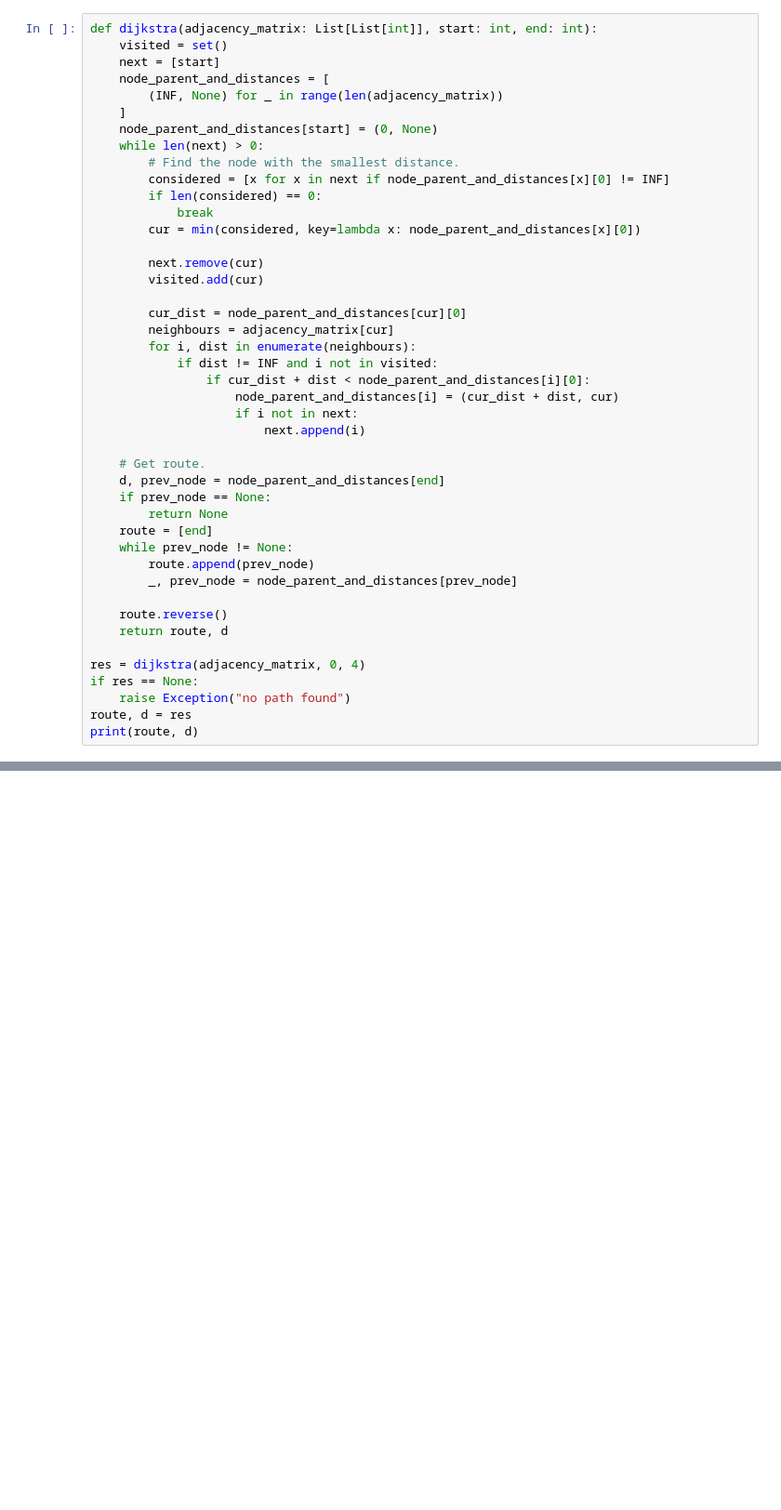
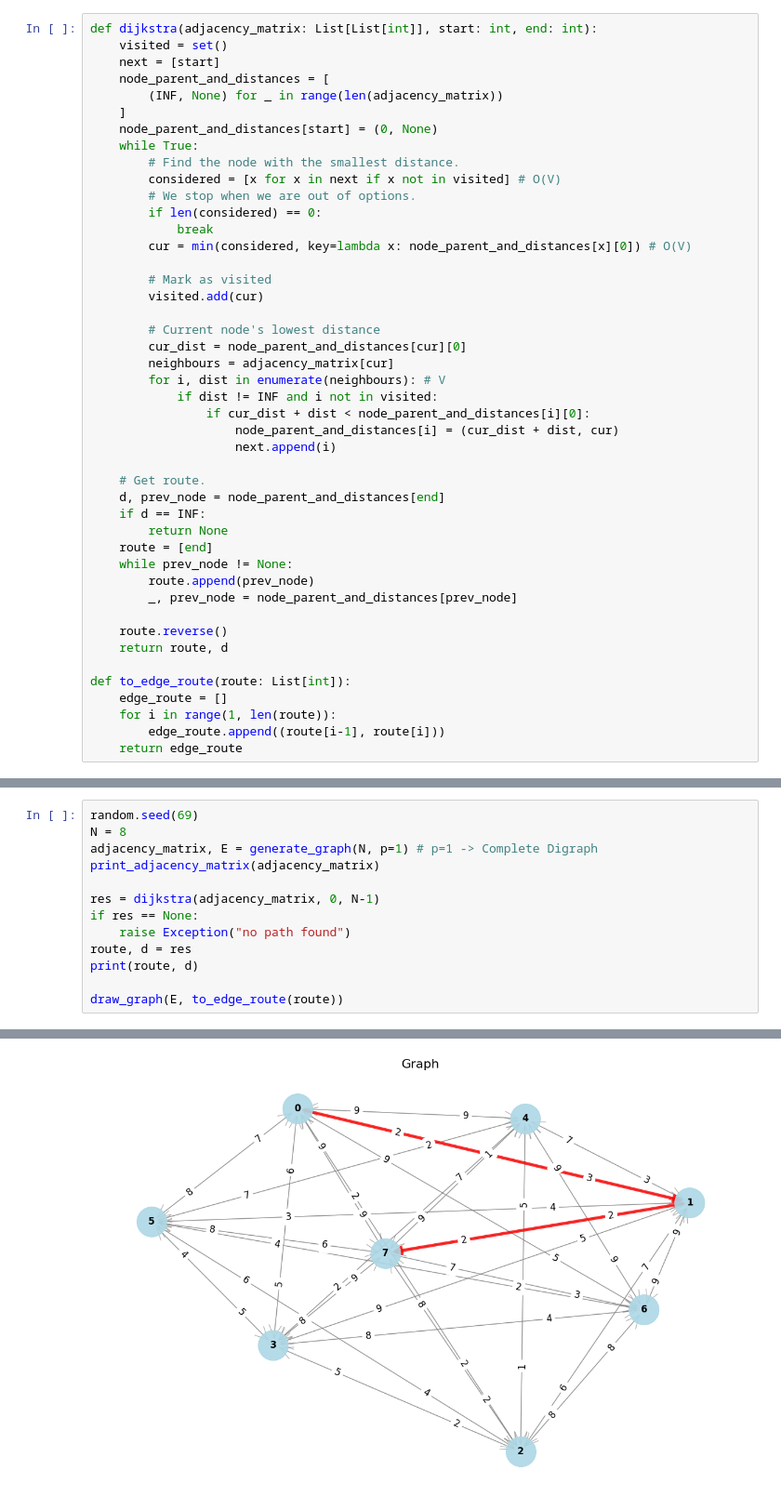
Before and after one commit to Acrylic125/sc2001-lab, a Jupyter notebook: lab2/sorting.ipynb, the cells around one changed output, grey strips where cells are left out. Shown: that part at 93% size. Cells and saved outputs as stored; diff of their text form; blank space fills up the shorter version.

```diff
--- a/lab2/sorting.ipynb
+++ b/lab2/sorting.ipynb
@@ -96,28 +98,29 @@ def dijkstra(adjacency_matrix: List[List[int]], start: int, end: int):
         (INF, None) for _ in range(len(adjacency_matrix))
     ]
     node_parent_and_distances[start] = (0, None)
-    while len(next) > 0:
+    while True:
         # Find the node with the smallest distance.
-        considered = [x for x in next if node_parent_and_distances[x][0] != INF]
+        considered = [x for x in next if x not in visited] # O(V)
+        # We stop when we are out of options.
         if len(considered) == 0:
             break
-        cur = min(considered, key=lambda x: node_parent_and_distances[x][0])
+        cur = min(considered, key=lambda x: node_parent_and_distances[x][0]) # O(V)
 
-        next.remove(cur)
+        # Mark as visited
         visited.add(cur)
 
+        # Current node's lowest distance
         cur_dist = node_parent_and_distances[cur][0]
         neighbours = adjacency_matrix[cur]
-        for i, dist in enumerate(neighbours):
+        for i, dist in enumerate(neighbours): # V
             if dist != INF and i not in visited:
                 if cur_dist + dist < node_parent_and_distances[i][0]:
                     node_parent_and_distances[i] = (cur_dist + dist, cur)
-                    if i not in next:
-                        next.append(i)
+                    next.append(i)
 
     # Get route.
     d, prev_node = node_parent_and_distances[end]
-    if prev_node == None:
+    if d == INF:
         return None
     route = [end]
     while prev_node != None:
@@ -127,8 +130,8 @@ def dijkstra(adjacency_matrix: List[List[int]], start: int, end: int):
     route.reverse()
     return route, d
 
-res = dijkstra(adjacency_matrix, 0, 4)
-if res == None:
-    raise Exception("no path found")
-route, d = res
-print(route, d)
+def to_edge_route(route: List[int]):
+    edge_route = []
+    for i in range(1, len(route)):
+        edge_route.append((route[i-1], route[i]))
+    return edge_route
@@ -209,0 +174,14 @@ plt.show()
+# %%
+random.seed(69)
+N = 8
+adjacency_matrix, E = generate_graph(N, p=1) # p=1 -> Complete Digraph
+print_adjacency_matrix(adjacency_matrix)
+
+res = dijkstra(adjacency_matrix, 0, N-1)
+if res == None:
+    raise Exception("no path found")
+route, d = res
+print(route, d)
+
+draw_graph(E, to_edge_route(route))
+# %% [output]
@@ -209,0 +197 @@ plt.show()
+[figure, added]
```
Also changed, not shown: parts of 13 cells of this notebook.
